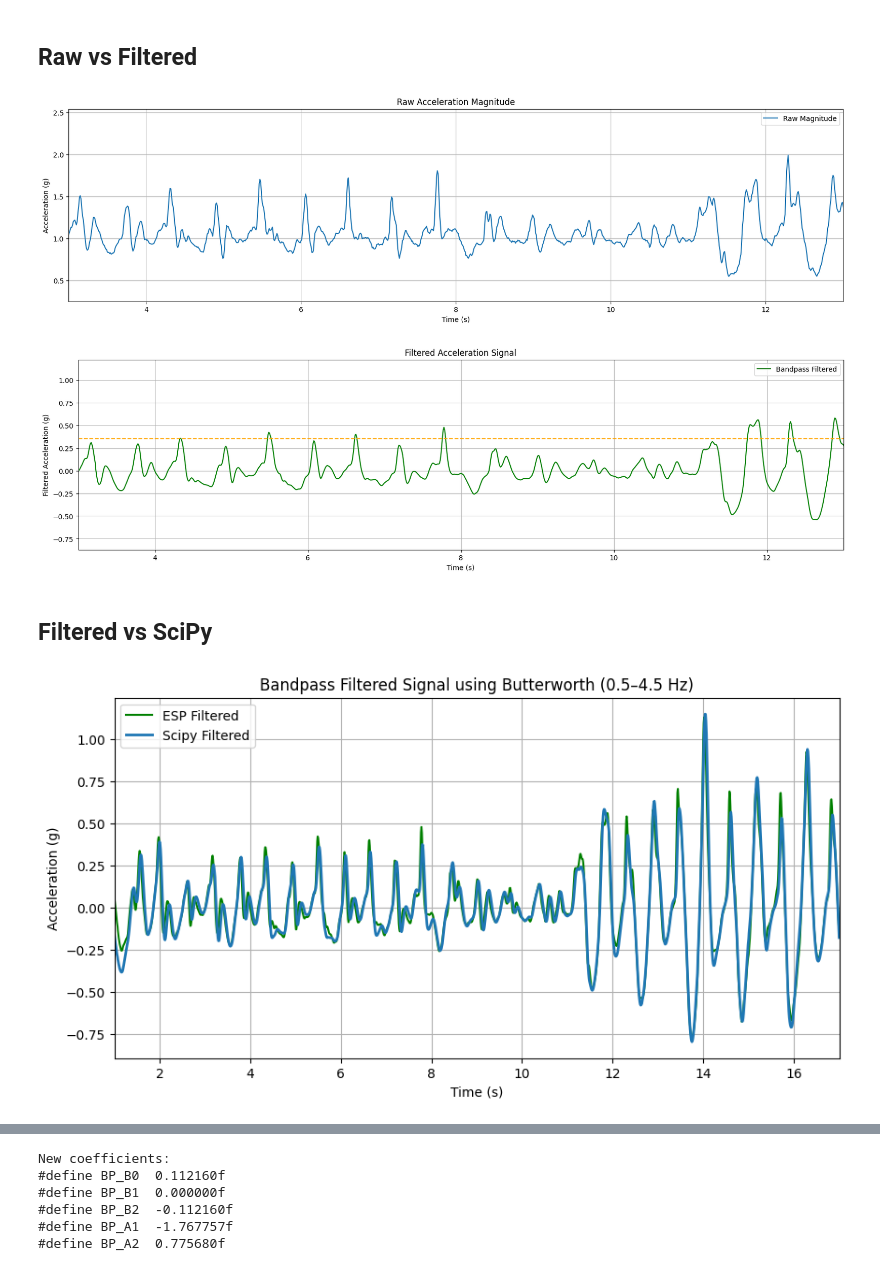
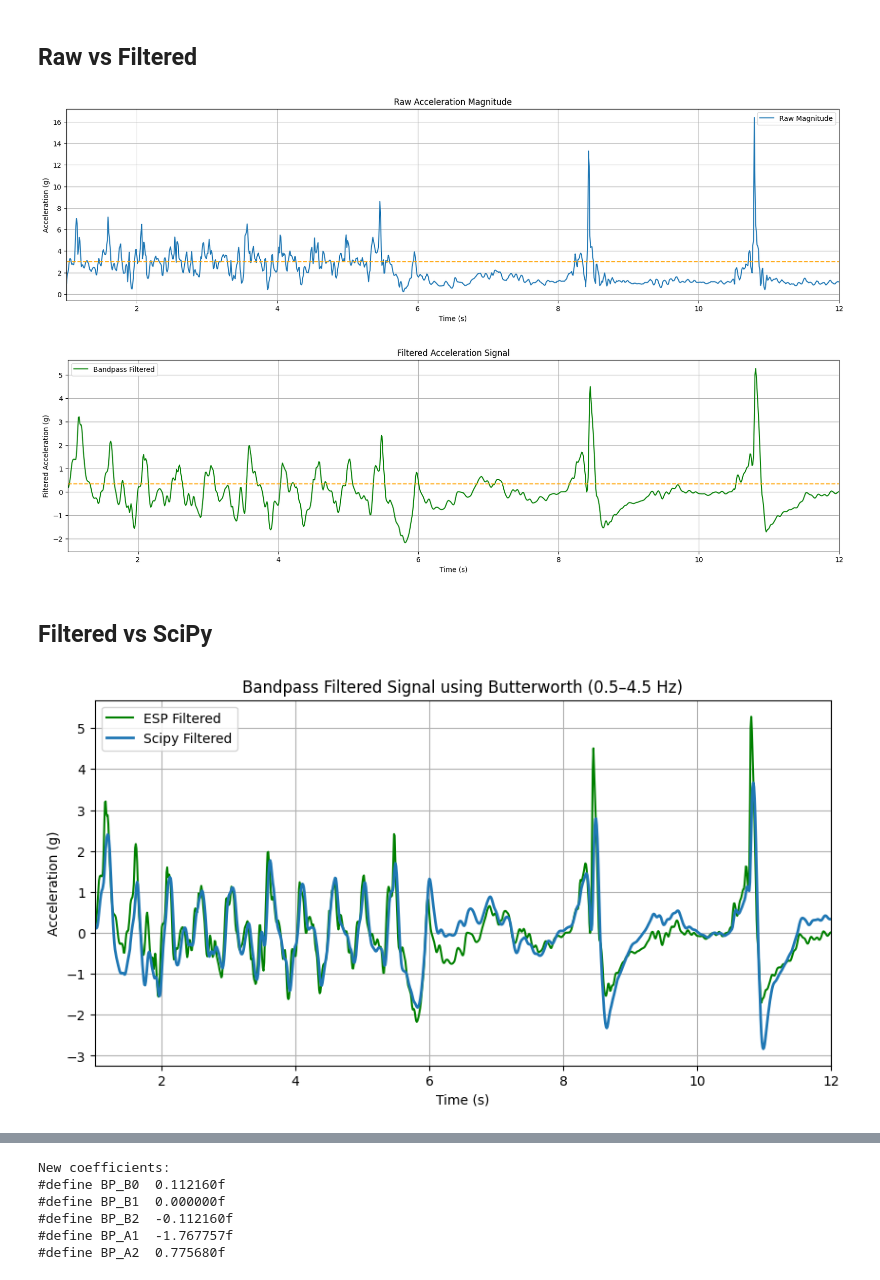
Before and after one commit to Fate8880/MoveMate, a Jupyter notebook: step_analysis.ipynb, the cells around one changed output, grey strips where cells are left out. Drawn from its saved outputs; the diff is of its cells as text; code cells hidden in the pictures.

```diff
--- a/step_analysis.ipynb
+++ b/step_analysis.ipynb
@@ -10,44 +10,44 @@ from scipy import signal
 from scipy.fft import fft, fftfreq
 
 # Load the data
-df = pd.read_csv('Walking4.csv')
+df = pd.read_csv('Strong2.csv')
 
 # Convert timestamp to seconds and create time axis
 df['timestamp_s'] = df['timestamp_us'] / 1e6
 df['time_elapsed'] = df['timestamp_s'] - df['timestamp_s'].iloc[0]
 
-start = 3
-end = start + 10
+start = 1
+end = start + 11
 
 
 
 # Raw vs Filtered Signal Visualization
 plt.figure(figsize=(20, 5))
 plt.plot(df['time_elapsed'], df['raw_mag'], label='Raw Magnitude')
 plt.xlabel('Time (s)')
 plt.ylabel('Acceleration (g)')
 plt.title('Raw Acceleration Magnitude')
 plt.legend()
 plt.grid(True)
 plt.xlim(start, end)
-threshold = 1.3
-#plt.axhline(y=threshold, color='orange', linestyle='--', label='Threshold')
+threshold = 3
+plt.axhline(y=threshold, color='orange', linestyle='--', label='Threshold')
 plt.show()
 
 plt.figure(figsize=(20, 5))
 plt.plot(df['time_elapsed'], df['filtered'], label='Bandpass Filtered', color='green')
 plt.xlabel('Time (s)')
 plt.ylabel('Filtered Acceleration (g)')
 plt.title('Filtered Acceleration Signal')
 plt.legend()
 plt.grid(True)
 plt.xlim(start, end)
 threshold = 0.35
 plt.axhline(y=threshold, color='orange', linestyle='--', label='Threshold')
 plt.show()
 # %% [output]
-[figure, old version]
+[figure, new version]
-[figure, old version]
+[figure, new version]
 # %% [markdown]
 ## Filtered vs SciPy
 # %%
@@ -79,7 +79,7 @@ plt.grid(True)
 plt.xlim(start, end)
 plt.show()
 # %% [output]
-[figure, old version]
+[figure, new version]
 # %%
 # Frequency Domain Analysis
 sample_rate = 100  # Hz (from your 10ms sample period)
```
Also changed, not shown: parts of 1 cell of this notebook, 1 other file.
